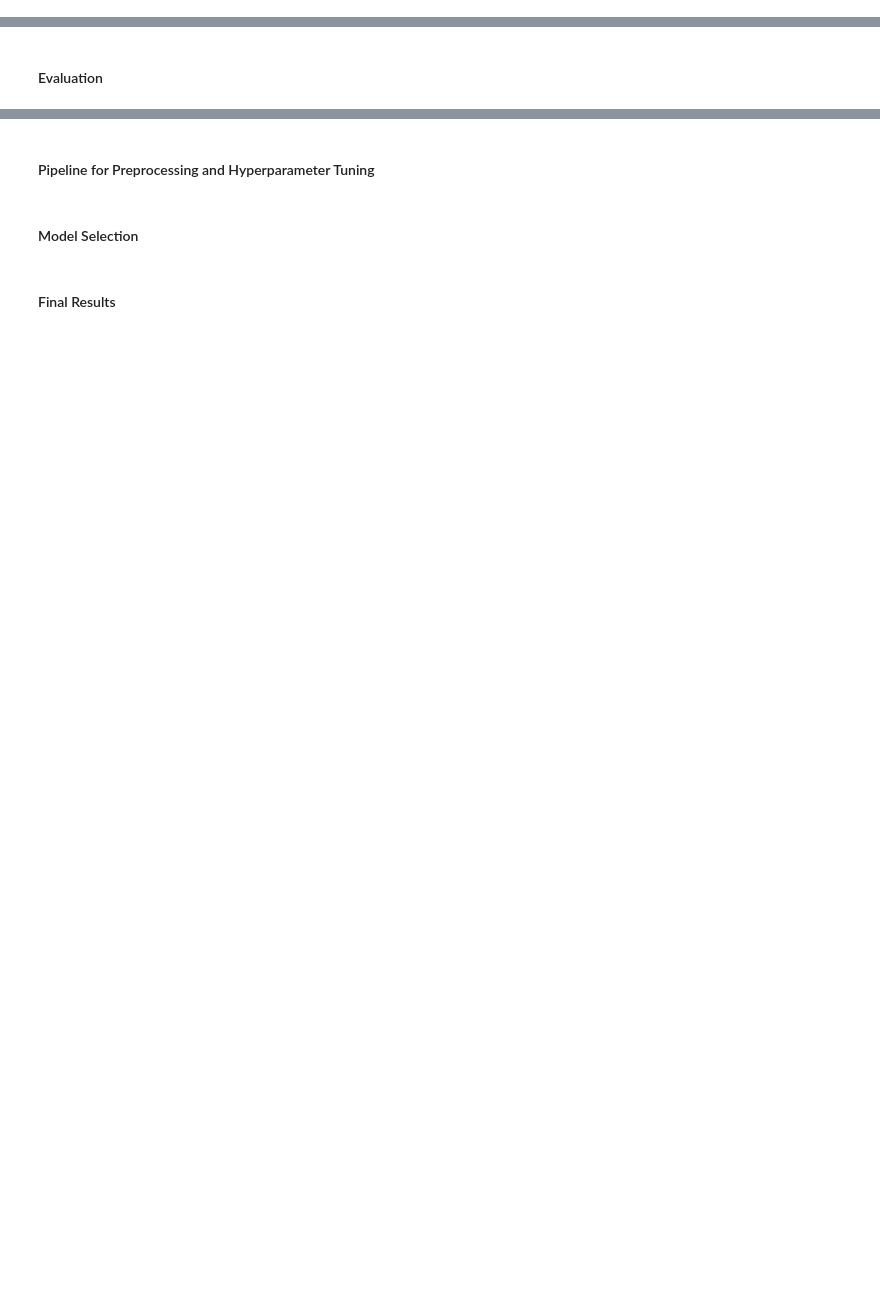
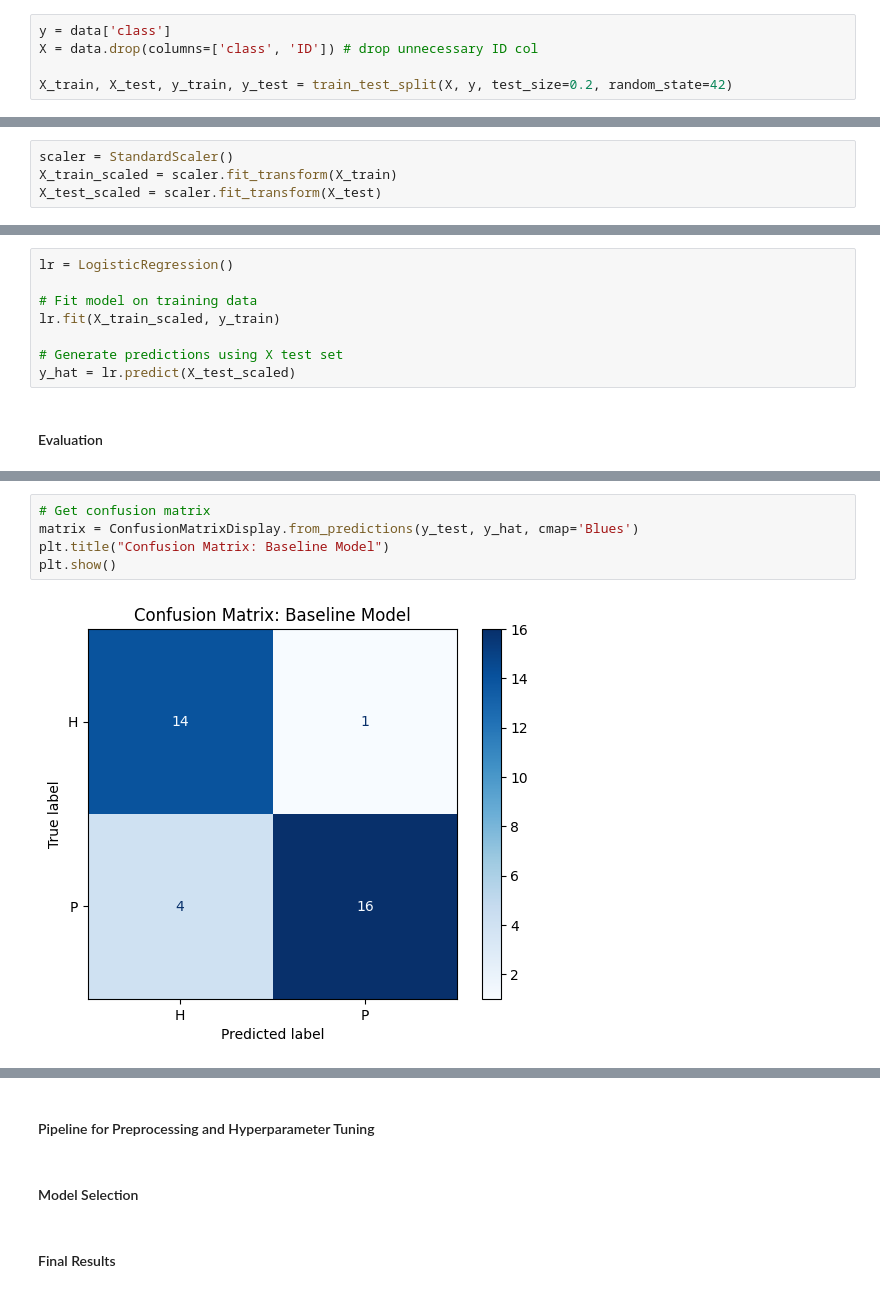
Before and after one commit to HJensen1017/alzheimers-detection, a Jupyter notebook: main.ipynb, the cells around one changed output, grey strips where cells are left out. Cells and saved outputs as stored; diff of their text form; blank space fills up the shorter version.

Commit message:
Feat: fitted, trained and evaluated baseline model with 80/20 train-test split, scaling and no hyperparam tuning.

```diff
--- a/main.ipynb
+++ b/main.ipynb
@@ -100,0 +108,5 @@ memory usage: 614.6+ KB
+# %%
+y = data['class']
+X = data.drop(columns=['class', 'ID']) # drop unnecessary ID col
+
+X_train, X_test, y_train, y_test = train_test_split(X, y, test_size=0.2, random_state=42)
@@ -101,4 +115,16 @@ memory usage: 614.6+ KB
+# %%
+scaler = StandardScaler()
+X_train_scaled = scaler.fit_transform(X_train)
+X_test_scaled = scaler.fit_transform(X_test)
 # %% [markdown]
 #### Train Models
+# %%
+lr = LogisticRegression()
+
+# Fit model on training data
+lr.fit(X_train_scaled, y_train)
+
+# Generate predictions using X test set
+y_hat = lr.predict(X_test_scaled)
 # %% [markdown]
 #### Evaluation
@@ -104,0 +150,7 @@ memory usage: 614.6+ KB
+# %%
+# Get confusion matrix
+matrix = ConfusionMatrixDisplay.from_predictions(y_test, y_hat, cmap='Blues')
+plt.title("Confusion Matrix: Baseline Model")
+plt.show()
+# %% [output]
+[figure, added]
```
Also changed, not shown: parts of 9 cells of this notebook.
